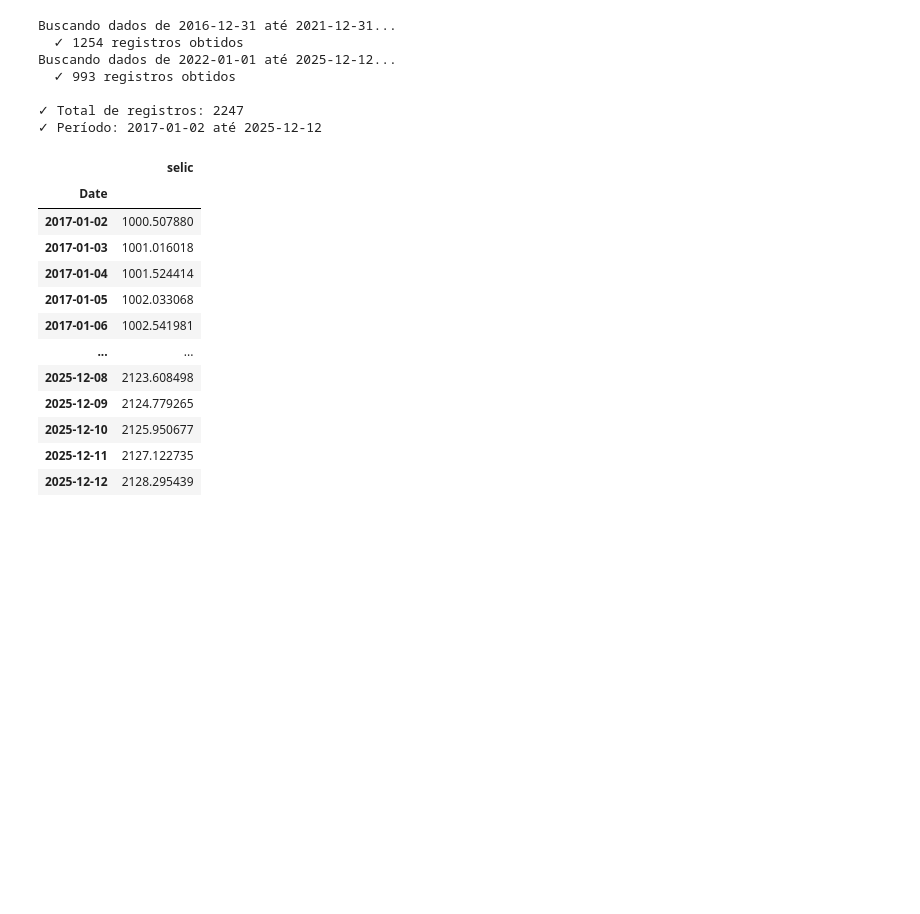
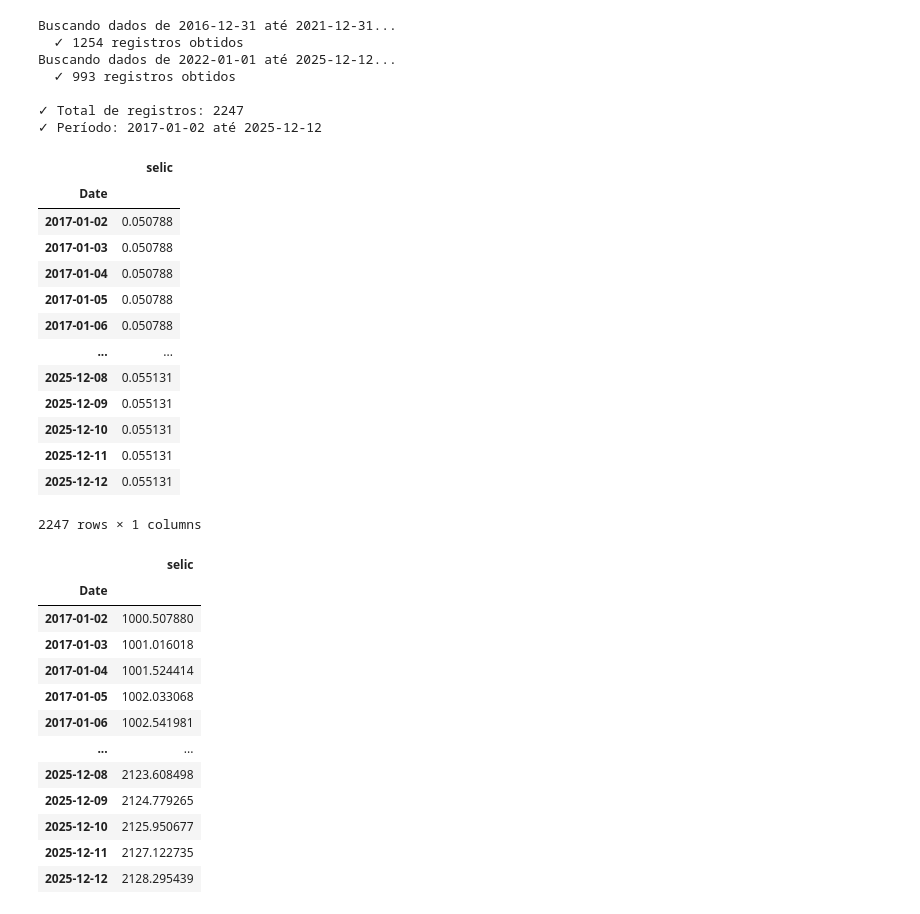
Before and after one commit to Jeferson100/Agent-Portfolio-Optimizer, a Jupyter notebook: notebooks/analise_results_carteiras.ipynb, the cells around one changed output. Saved outputs shown, nothing was run; the diff lists cells and outputs as text; code cells hidden in the pictures; blank space fills up the shorter version.

```diff
--- a/notebooks/analise_results_carteiras.ipynb
+++ b/notebooks/analise_results_carteiras.ipynb
@@ -286,6 +286,23 @@ Buscando dados de 2022-01-01 até 2025-12-12...
 
 ✓ Total de registros: 2247
 ✓ Período: 2017-01-02 até 2025-12-12
+# %%
+selic
+# %% [output]
+|  | selic |
+| Date |  |
+| 2017-01-02 | 0.050788 |
+| 2017-01-03 | 0.050788 |
+| 2017-01-04 | 0.050788 |
+| 2017-01-05 | 0.050788 |
+| 2017-01-06 | 0.050788 |
+| ... | ... |
+| 2025-12-08 | 0.055131 |
+| 2025-12-09 | 0.055131 |
+| 2025-12-10 | 0.055131 |
+| 2025-12-11 | 0.055131 |
+| 2025-12-12 | 0.055131 |
+2247 rows × 1 columns
 # %%
 selic_acumulada =  ((selic/100 + 1).cumprod())*1000
 selic_acumulada
```
Also changed, not shown: parts of 11 cells of this notebook, 10 other files.
